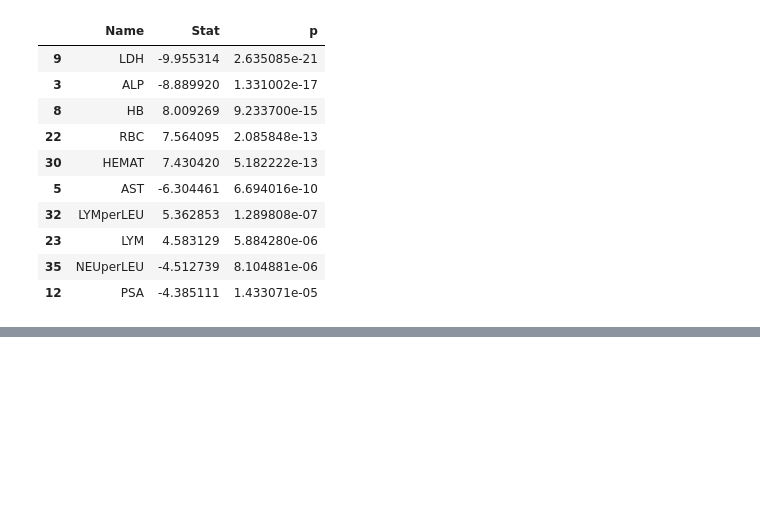
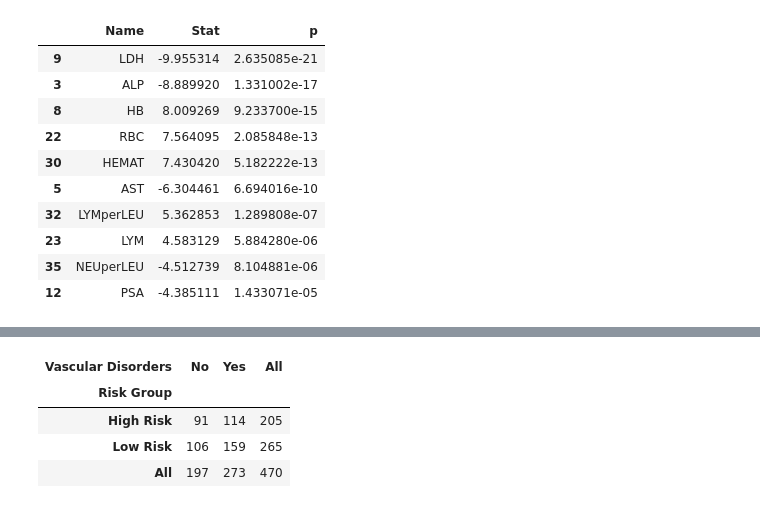
Before and after one commit to belalE/Prostate-Cancer, a Jupyter notebook: prostate-cancer-v2.ipynb, the cells around one changed output, grey strips where cells are left out. Saved outputs shown, nothing was run; the diff lists cells and outputs as text; code cells hidden in the pictures; blank space fills up the shorter version.

```diff
--- a/prostate-cancer-v2.ipynb
+++ b/prostate-cancer-v2.ipynb
@@ -512,0 +572,20 @@ continous_stats[continous_stats['p'] <= 0.0005].sort_values(by='p')
+# %%
+def convertVascName(row):
+    if row['MHVASC'] == 1:
+        return "Yes"
+    return "No"
+
+
+data['MHVASC_CAT'] = data.apply(convertVascName, axis=1)
+
+vasc_table = pd.crosstab(index=data['risk_name'], columns=data['MHVASC_CAT'], rownames=[
+                         'Risk Group'], colnames=['Vascular Disorders'], margins=True)
+# filename = "/Users/belalelsiesy/Desktop/Data Analysis/formattedFigures/vasc.png"
+# dfi.export(vasc_table, filename)
+vasc_table
+# %% [output]
+| Vascular Disorders | No | Yes | All |
+| Risk Group |  |  |  |
+| High Risk | 91 | 114 | 205 |
+| Low Risk | 106 | 159 | 265 |
+| All | 197 | 273 | 470 |
```
Also changed, not shown: parts of 15 cells of this notebook, 1 other file.
